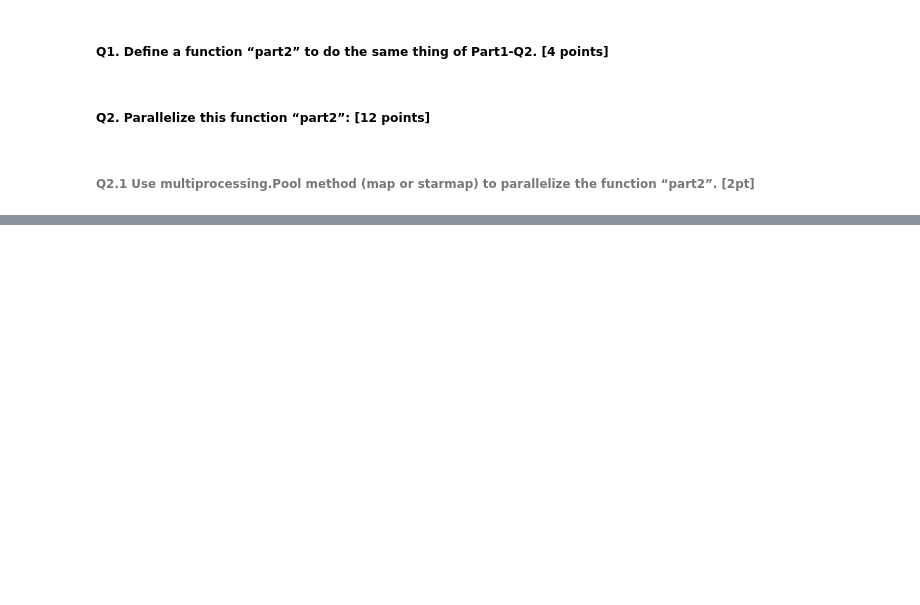
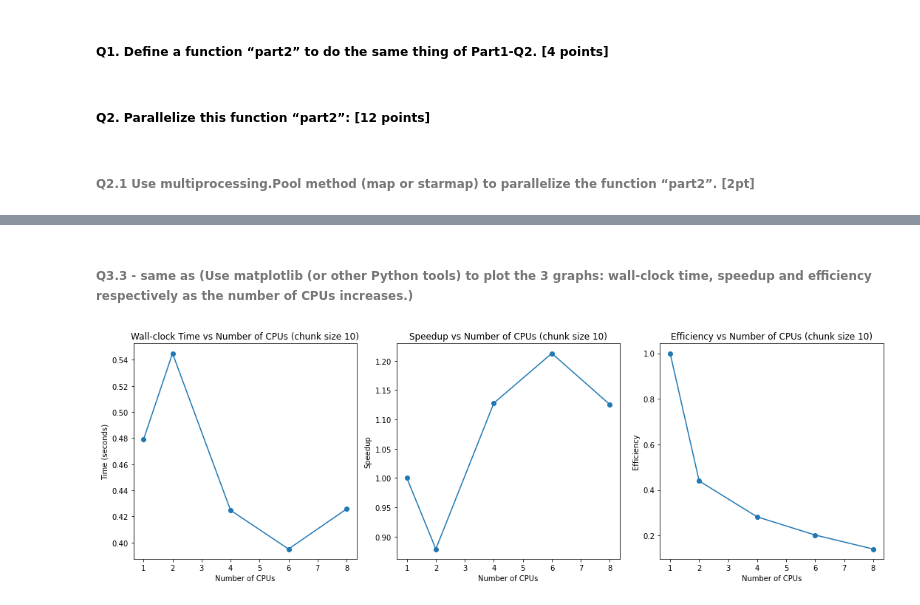
Before and after one commit to ChaudharyAnshul/CSYE-7105, a Jupyter notebook: Homework 2/hw2.ipynb, the cells around one changed output, grey strips where cells are left out. Saved outputs shown, nothing was run; the diff lists cells and outputs as text; code cells hidden in the pictures; blank space fills up the shorter version.

```diff
--- a/Homework 2/hw2.ipynb
+++ b/Homework 2/hw2.ipynb
@@ -180,0 +270,13 @@ def parallel_normalize(df, num_cpus):
+# %%
+from collections import defaultdict
+
+chunk_sizes = [10, 50]
+cpu_counts = [1, 2, 4, 6, 8]
+timings_imap = defaultdict(list)
+for chunk in chunk_sizes:
+    for cpus in cpu_counts:
+        start_time = time.time()
+        df_normalized = parallel_normalization_imap(df, cpus, chunk)
+        elapsed_time = time.time() - start_time
+        timings_imap[chunk].append(elapsed_time)
+        print(f"Time taken with {cpus} CPU & chunk size {chunk}: {elapsed_time:.4f} seconds")
@@ -180,0 +294,6 @@ def parallel_normalize(df, num_cpus):
+# %% [markdown]
+###### Q3.3 - same as (Use matplotlib (or other Python tools) to plot the 3 graphs: wall-clock time, speedup and efficiency respectively as the number of CPUs increases.)
+# %%
+# Calculate speedup and efficiency chunk size 10
+speedup_chunk_10 = [timings_imap[chunk_sizes[0]][0] / t for t in timings_imap[chunk_sizes[0]]]
+efficiency_chunk_10 = [s / cpus for s, cpus in zip(speedup_chunk_10, cpu_counts)]
@@ -180,0 +304,30 @@ def parallel_normalize(df, num_cpus):
+# %%
+# plot for chunk size 10
+# Plotting
+plt.figure(figsize=(15, 5))
+
+# Wall-clock time plot
+plt.subplot(1, 3, 1)
+plt.plot(cpu_counts, timings_imap[chunk_sizes[0]], marker='o')
+plt.title('Wall-clock Time vs Number of CPUs (chunk size 10)')
+plt.xlabel('Number of CPUs')
+plt.ylabel('Time (seconds)')
+
+# Speedup plot
+plt.subplot(1, 3, 2)
+plt.plot(cpu_counts, speedup_chunk_10, marker='o')
+plt.title('Speedup vs Number of CPUs (chunk size 10)')
+plt.xlabel('Number of CPUs')
+plt.ylabel('Speedup')
+
+# Efficiency plot
+plt.subplot(1, 3, 3)
+plt.plot(cpu_counts, efficiency_chunk_10, marker='o')
+plt.title('Efficiency vs Number of CPUs (chunk size 10)')
+plt.xlabel('Number of CPUs')
+plt.ylabel('Efficiency')
+
+plt.tight_layout()
+plt.show()
+# %% [output]
+[figure, added]
```
Also changed, not shown: parts of 60 cells of this notebook.
